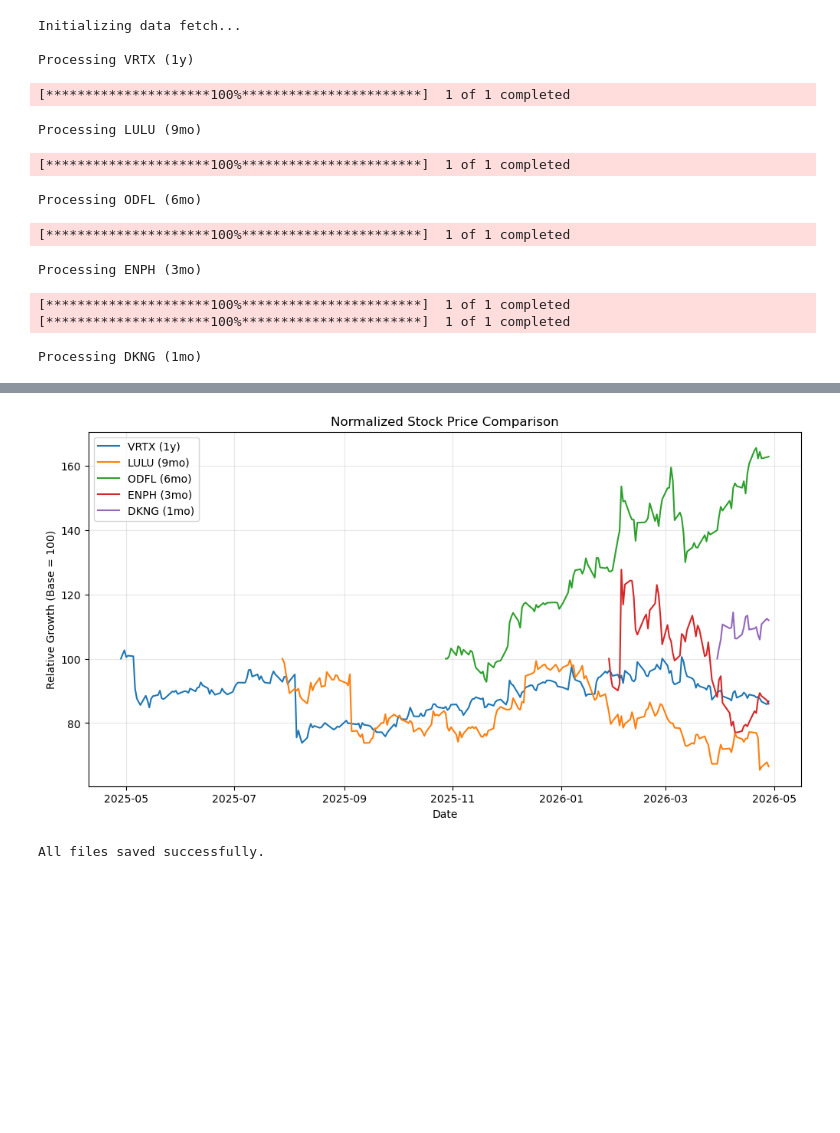
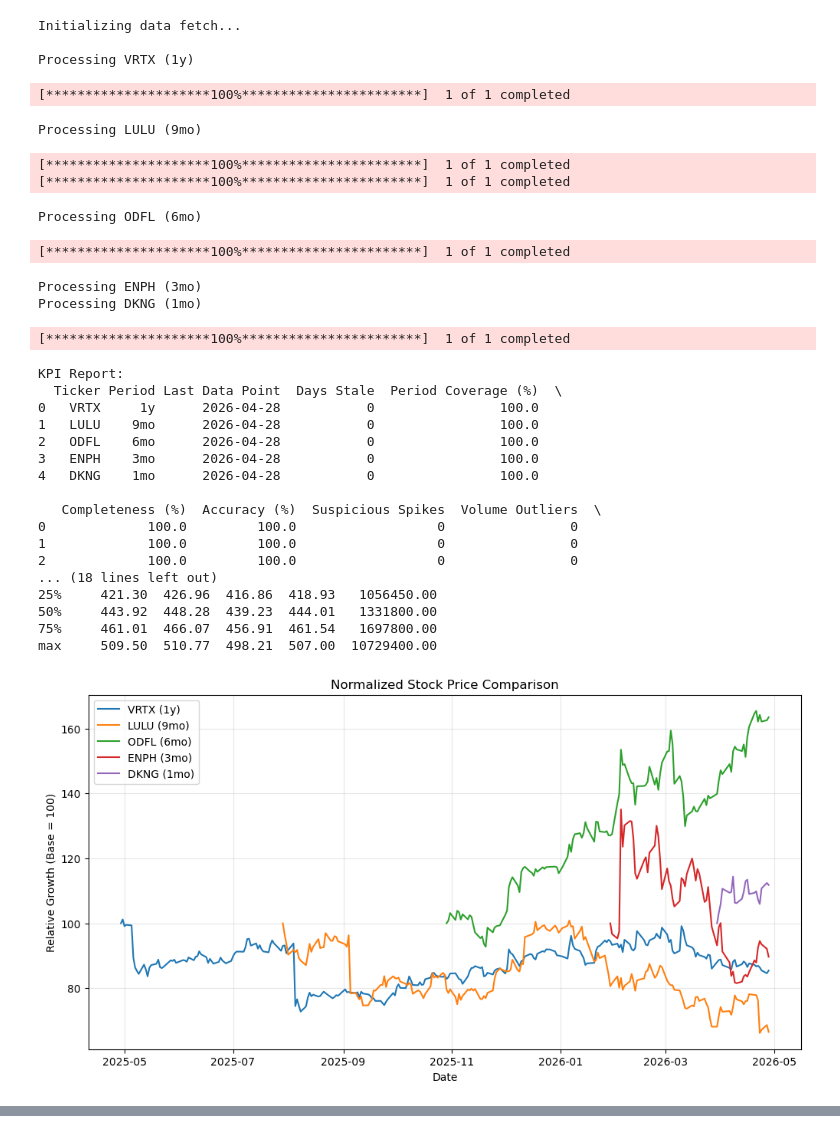
Before and after one commit to maaarcinn/nasdaq-data-kpi-analysis, a Jupyter notebook: nasdaq-data-kpi-analysis.ipynb, the cells around one changed output, grey strips where cells are left out. Saved outputs shown, nothing was run; the diff lists cells and outputs as text; code cells hidden in the pictures; blank space fills up the shorter version.

```diff
--- a/nasdaq-data-kpi-analysis.ipynb
+++ b/nasdaq-data-kpi-analysis.ipynb
@@ -2,6 +2,7 @@
 # ==============================
 # Imports and Setup
 # ==============================
+from datetime import date
 import os
 import time
 import yfinance as yf
@@ -42,28 +43,59 @@ for ticker, period in configs.items():
     # KPI (a): Completeness (based on raw data)
     completeness = (1 - df_raw.isnull().sum().sum() / df_raw.size) * 100
 
-    # KPI (b): Latency
-    latency = time.time() - start_time
-
-    # Clean data after KPI measurement
+    # Clean data
     df = df_raw.dropna()
 
+    # KPI (b): Latency (Timeliness)
+    today = pd.Timestamp(date.today())
+    last_date = df.index[-1]
+    first_date = df.index[0]
+    days_stale = (today - last_date).days
+    expected_days = (today - first_date).days
+    actual_days = (last_date - first_date).days
+    coverage_ratio = round((actual_days / expected_days) * 100, 2)
+
     # KPI (c): Accuracy
-    accuracy_issues = ((df['Close'] <= 0) | (df['Volume'] < 0)).sum().sum()
+    invalid_negative = (df['Close'] <= 0) | (df['Volume'] < 0)
+    invalid_ohlc = (
+        (df['High'] < df['Low']) |
+        (df['Close'] > df['High']) |
+        (df['Close'] < df['Low']) |
+        (df['Open'] > df['High']) |
+        (df['Open'] < df['Low'])
+    )
+    price_change = df['Close'].pct_change().abs()
+    suspicious_spikes = (price_change > 0.30).sum()
+    volume_mean = df['Volume'].mean()
+    volume_outliers = (df['Volume'] > 10 * volume_mean).sum()
+    accuracy_issues = (invalid_negative | invalid_ohlc).sum().sum()
     accuracy_score = round((1 - accuracy_issues / len(df)) * 100, 2)
 
     # KPI (d): Consistency
     expected_cols = ['Open', 'High', 'Low', 'Close', 'Volume']
-    consistency = all(col in df.columns for col in expected_cols)
+    schema_ok = all(col in df.columns for col in expected_cols)
+    no_duplicates = not df.index.duplicated().any()
+    dates_sorted = df.index.is_monotonic_increasing
+    no_weekends = not any(df.index.dayofweek >= 5)
+    types_consistent = all(
+    pd.api.types.is_float_dtype(df[col].squeeze())
+    for col in ['Open', 'High', 'Low', 'Close']
+)
+    consistency_score = sum([schema_ok, no_duplicates, dates_sorted, no_weekends, types_consistent])
+    consistency_label = f"{consistency_score}/5 checks passed"
 
     # Store results
     kpi_results.append({
         'Ticker': ticker,
         'Period': period,
-        'Latency (s)': round(latency, 4),
+        'Last Data Point': last_date.date(),
+        'Days Stale': days_stale,
+        'Period Coverage (%)': coverage_ratio,
         'Completeness (%)': round(completeness, 2),
         'Accuracy (%)': accuracy_score,
-        'Consistent': consistency
+        'Suspicious Spikes': int(suspicious_spikes.iloc[0]),
+        'Volume Outliers': int(volume_outliers.iloc[0]),
+        'Consistency': consistency_label
     })
 
     all_data[ticker] = df
@@ -95,32 +127,50 @@ for ticker, df in all_data.items():
     plt.plot(df.index, normalized_price, label=f"{ticker} ({configs[ticker]})")
 
 plt.title("Normalized Stock Price Comparison")
 plt.xlabel("Date")
 plt.ylabel("Relative Growth (Base = 100)")
 plt.legend()
 plt.grid(alpha=0.3)
 
 # Save plot before displaying
 plt.savefig("plots/price_comparison.png")
 plt.show()
 
 # ==============================
 # Save Individual Datasets
 # ==============================
 for ticker, df in all_data.items():
     df.to_csv(f"data/{ticker}.csv")
 
 print("\nAll files saved successfully.")
 # %% [output]
 Initializing data fetch...
 
 Processing VRTX (1y)
 [*********************100%***********************]  1 of 1 completed
 Processing LULU (9mo)
 [*********************100%***********************]  1 of 1 completed
+[*********************100%***********************]  1 of 1 completed
 Processing ODFL (6mo)
 [*********************100%***********************]  1 of 1 completed
 Processing ENPH (3mo)
+Processing DKNG (1mo)
 [*********************100%***********************]  1 of 1 completed
-[*********************100%***********************]  1 of 1 completed
-Processing DKNG (1mo)
+KPI Report:
+  Ticker Period Last Data Point  Days Stale  Period Coverage (%)  \
+0   VRTX     1y      2026-04-28           0                100.0
+1   LULU    9mo      2026-04-28           0                100.0
+2   ODFL    6mo      2026-04-28           0                100.0
+3   ENPH    3mo      2026-04-28           0                100.0
+4   DKNG    1mo      2026-04-28           0                100.0
+
+   Completeness (%)  Accuracy (%)  Suspicious Spikes  Volume Outliers  \
+0             100.0         100.0                  0                0
+1             100.0         100.0                  0                0
+2             100.0         100.0                  0                0
+... (18 lines left out)
+25%     421.30  426.96  416.86  418.93   1056450.00
+50%     443.92  448.28  439.23  444.01   1331800.00
+75%     461.01  466.07  456.91  461.54   1697800.00
+max     509.50  510.77  498.21  507.00  10729400.00
+[figure, new version]
@@ -147,2 +177,0 @@ max     509.50  510.77  498.21  507.00  10729400.00
-[figure, old version]
-All files saved successfully.
```
Also changed, not shown: parts of 1 cell of this notebook, 7 other files.
